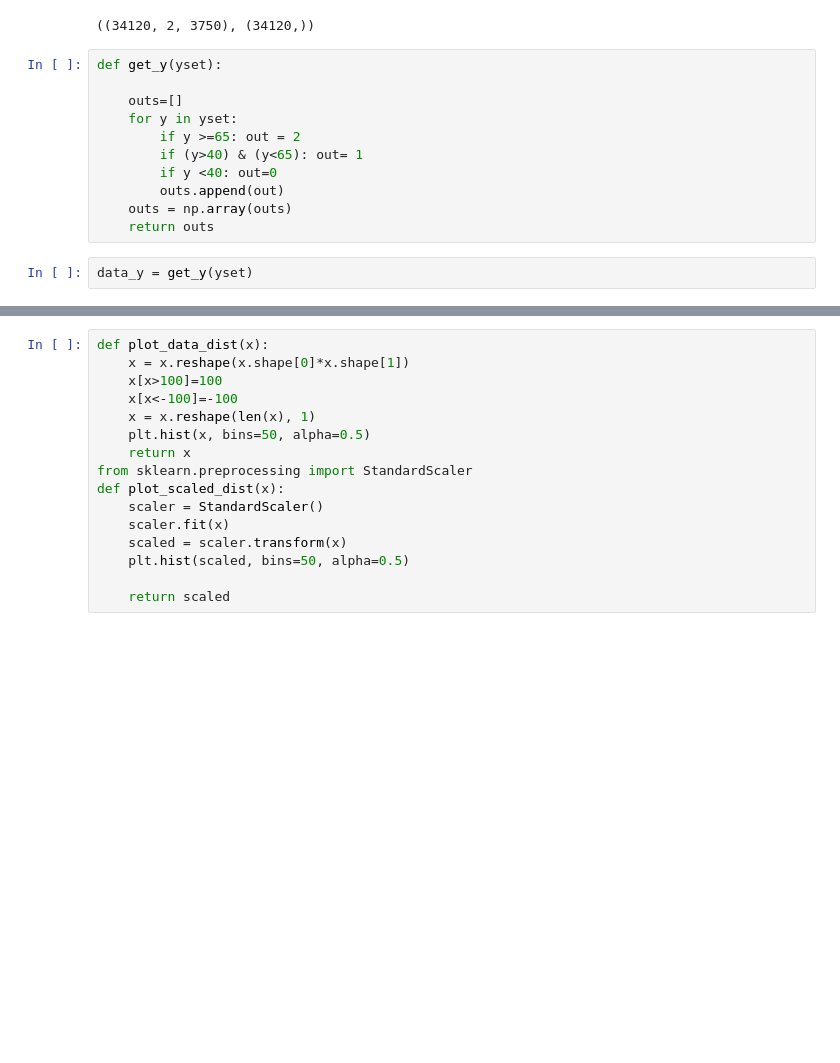
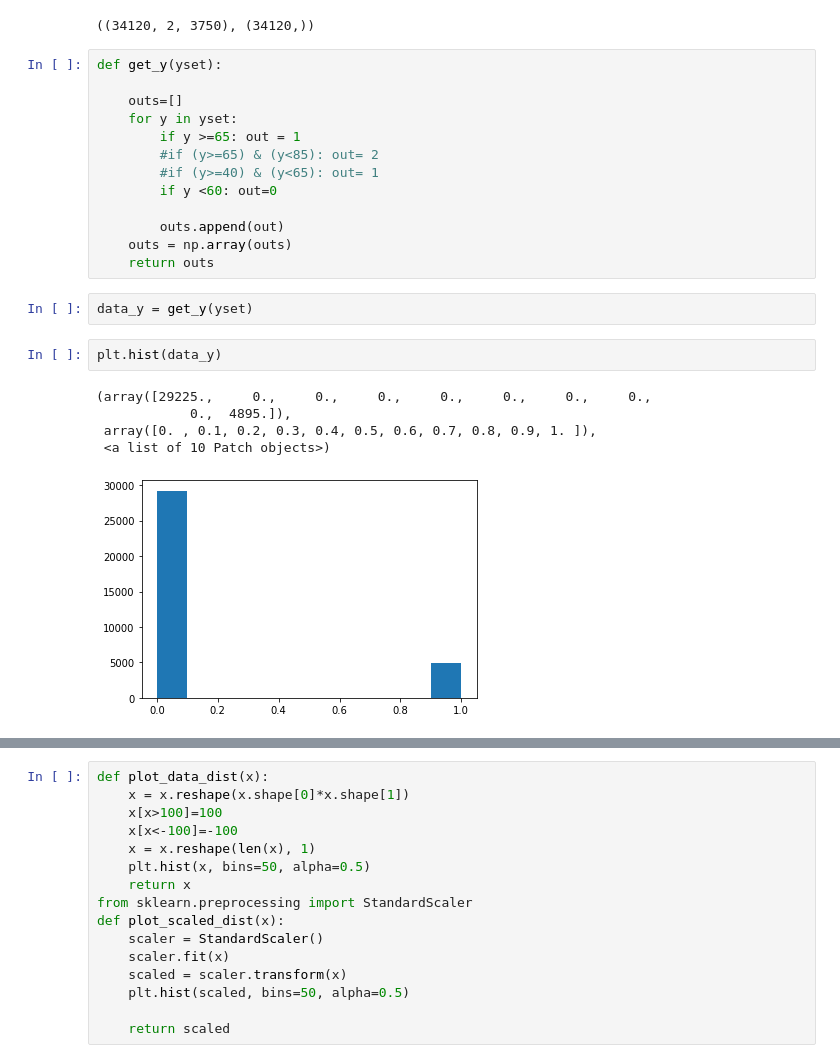
Before and after one commit to yebiny/Depth-of-anaesthesia-EEG, a Jupyter notebook: 2-Train/Untitled.ipynb, the cells around one changed output, grey strips where cells are left out. Saved outputs shown, nothing was run; the diff lists cells and outputs as text; blank space fills up the shorter version.

```diff
--- a/2-Train/Untitled.ipynb
+++ b/2-Train/Untitled.ipynb
@@ -13,11 +13,21 @@ def get_y(yset):
 
     outs=[]
     for y in yset:
-        if y >=65: out = 2
-        if (y>40) & (y<65): out= 1
-        if y <40: out=0
+        if y >=65: out = 1
+        #if (y>=65) & (y<85): out= 2
+        #if (y>=40) & (y<65): out= 1
+        if y <60: out=0
+
         outs.append(out)
     outs = np.array(outs)
     return outs
 # %%
 data_y = get_y(yset)
+# %%
+plt.hist(data_y)
+# %% [output]
+(array([29225.,     0.,     0.,     0.,     0.,     0.,     0.,     0.,
+            0.,  4895.]),
+ array([0. , 0.1, 0.2, 0.3, 0.4, 0.5, 0.6, 0.7, 0.8, 0.9, 1. ]),
+ <a list of 10 Patch objects>)
+[figure, added]
```
Also changed, not shown: parts of 17 cells of this notebook, 1 other file.
